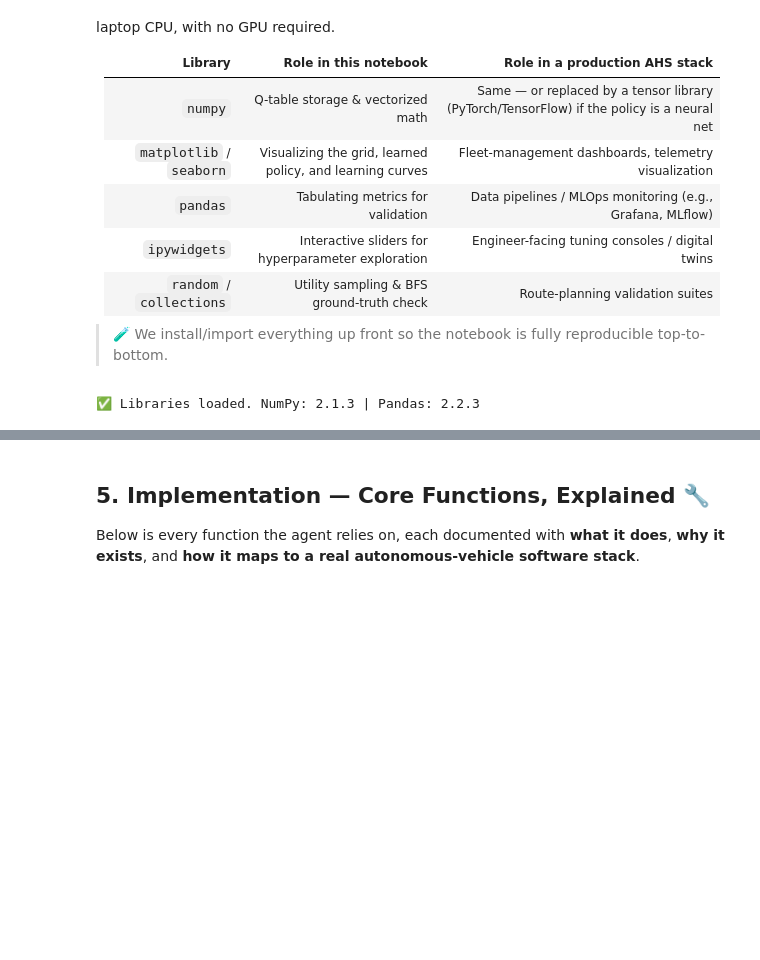
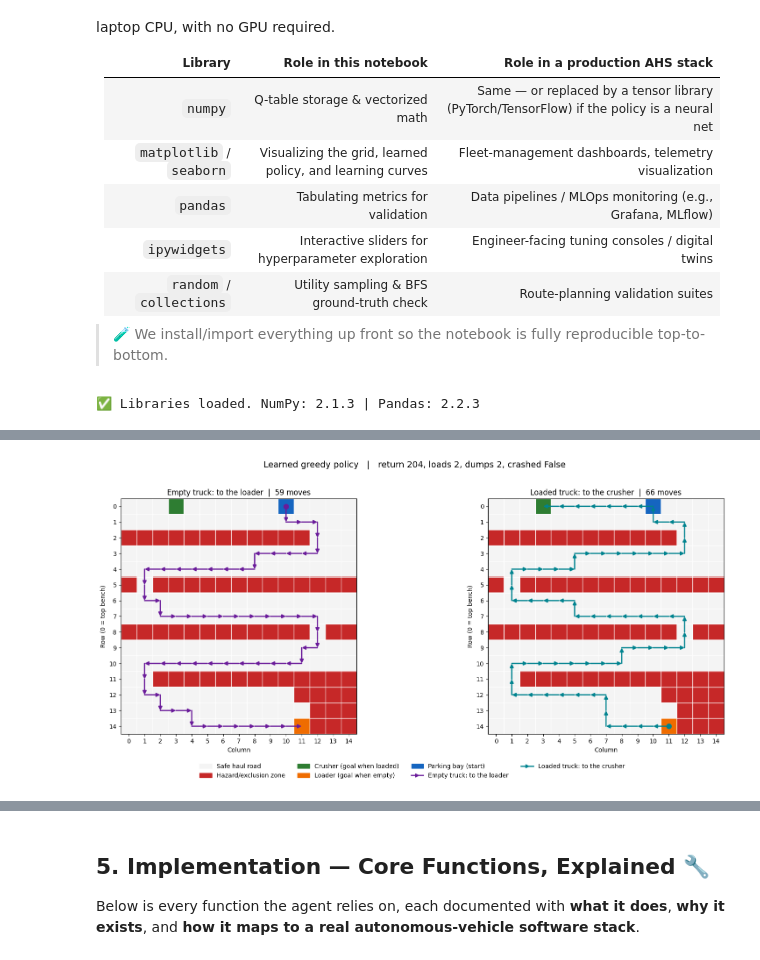
Before and after one commit to KgadiKatse/reinforcement_learning, a Jupyter notebook: Industrial_Q_Learning_Exercise.ipynb, the cells around one changed output, grey strips where cells are left out. Saved outputs shown, nothing was run; the diff lists cells and outputs as text; code cells hidden in the pictures; blank space fills up the shorter version.

```diff
--- a/Industrial_Q_Learning_Exercise.ipynb
+++ b/Industrial_Q_Learning_Exercise.ipynb
@@ -208,7 +212,7 @@ Goal states are not terminal. Reaching one gives +100 and flips the load flag, w
 # %%
 
 # ── Grid dimensions ──────────────────────────────────────────────────────────
-ENV_ROWS = 14     # north-south extent of the mine floor
+ENV_ROWS = 15     # north-south extent of the mine floor
 ENV_COLS = 15     # east-west extent of the mine floor
 
 # ── Actions the agent can take ───────────────────────────────────────────────
@@ -227,12 +231,11 @@ LOAD_NAMES = ['empty', 'loaded']
 START_STATE   = (0, 10)    # Top parking bay (bench 1), start state only
 CRUSHER_STATE = (0, 3)     # Goal when loaded
 LOAD_STATE    = (14, 11)   # Loader, goal when empty
-BAY_TOP       = (0, 10)
-BAY_BOTTOM    = (13, 4)
+PARKING_BAY   = (0, 10)
 
 print(f"Grid size: {ENV_ROWS} rows x {ENV_COLS} columns = {ENV_ROWS*ENV_COLS} states")
 print(f"Start (Parking Bay):        {START_STATE}")
 print(f"Goal 1 when truck is loaded:   {CRUSHER_STATE}")
 print(f"Goal 2 when truck is empty:   {LOAD_STATE}")
-print(f"Top {BAY_TOP} and Bottom {BAY_BOTTOM} Parking Bays")
+print(f"The Parking Bay on the top bench {PARKING_BAY}")
 # %% [output]
@@ -584,0 +344,8 @@ render_grid()
+# %%
+# Numeric cell codes used only for drawing
+FREE, HAZARD, CRUSHER, LOADER, BAY = range(5)
+MAP_COLORS = ["#f4f4f4",   # 0 free haul road
+              "#c62828",   # 1 hazard zone
+              "#2e7d32",   # 2 crusher (green)
+              "#ef6c00",   # 3 loader (orange)
+              "#1565c0"]   # 4 parking bay (blue)
@@ -584,0 +578,79 @@ render_grid()
+# %%
+def greedy_rollout(Q, max_steps=MAX_STEPS):
+    env = MinePitEnv(max_steps=max_steps)
+    s = env.reset()
+    path = [(s, None)]
+    totals = {'return': 0, 'loads': 0, 'dumps': 0, 'crashed': False}
+    while True:
+        a = int(np.argmax(Q[s[2], s[0], s[1]]))   # pure greedy, no exploration
+        s, r, terminated, truncated, event = env.step(a)
+        path.append((s, a))
+        totals['return'] += r
+        totals['loads'] += event == 'loaded'
+        totals['dumps'] += event == 'dumped'
+        totals['crashed'] |= event == 'collision'
+        if terminated or truncated:
+            break
+    return path, totals
+
+
+def split_legs(path):
+    """Split a greedy rollout into legs, one per stretch of constant load state.
+
+    Returns {EMPTY: [(cells, complete), ...], LOADED: [...]} where `cells` is a
+    list of (row, col) and `complete` is True when the leg ended at its goal
+    (the load flag flipped). The goal cell is included as the last cell of the
+    leg it finishes, and again as the first cell of the next leg.
+    """
+    legs = {EMPTY: [], LOADED: []}
+    cells, load = [], None
+    for state, _ in path:
+        r, c, l = state
+        if load is None:
+            load, cells = l, [(r, c)]
+        elif l == load:
+            cells.append((r, c))
+        else:                                   # flag flipped: leg reached its goal
+            cells.append((r, c))
+            legs[load].append((cells, True))
+            load, cells = l, [(r, c)]
+    if len(cells) > 1:                          # leg still under way at step limit / crash
+        legs[load].append((cells, False))
+    return legs
+
+
+def render_policy_maps(path, totals=None):
+    """Two maps of the learned greedy policy: the first complete empty leg
+    (parking bay -> loader) and the first complete loaded leg (loader -> crusher)."""
+    legs = split_legs(path)
+    spec = [(EMPTY,  "#6a1b9a", "Empty truck: to the loader"),
+            (LOADED, "#00838f", "Loaded truck: to the crusher")]
+
+    fig, axes = plt.subplots(1, 2, figsize=(17, 7.5))
+    handles = map_legend_handles()
+    for ax, (load, color, label) in zip(axes, spec):
+        # Prefer the first completed leg; fall back to whatever partial leg exists
+        options = legs[load]
+        complete = [cells for cells, done in options if done]
+        cells = complete[0] if complete else (options[0][0] if options else None)
+        status = "" if complete else "  (did not reach goal)"
+        n_moves = len(cells) - 1 if cells else 0
+        render_grid(cells, title=f"{label}  |  {n_moves} moves{status}", ax=ax,
+                    route_color=color, route_label=label,
+                    show_direction=True, legend=False)
+        handles.append(mlines.Line2D([], [], color=color, lw=2, marker=">",
+                                     markersize=6, label=label))
+
+    # One shared legend under both maps
+    fig.legend(handles=handles, loc="lower center", ncol=4, frameon=False)
+    suffix = (f"   |   return {totals['return']}, loads {totals['loads']}, "
+              f"dumps {totals['dumps']}, crashed {totals['crashed']}") if totals else ""
+    fig.suptitle("Learned greedy policy" + suffix, fontsize=14)
+    plt.tight_layout(rect=(0, 0.07, 1, 0.96))
+    plt.show()
+
+
+path, totals = greedy_rollout(Q)
+print(totals)
+render_policy_maps(path, totals)
+# %% [output]
@@ -585,3 +658,4 @@ render_grid()
+[figure, added]
 # %% [markdown]
 
 ## 4. How Q-Learning Works — The Theory, in Plain English 🧠
```
Also changed, not shown: parts of 20 cells of this notebook.
